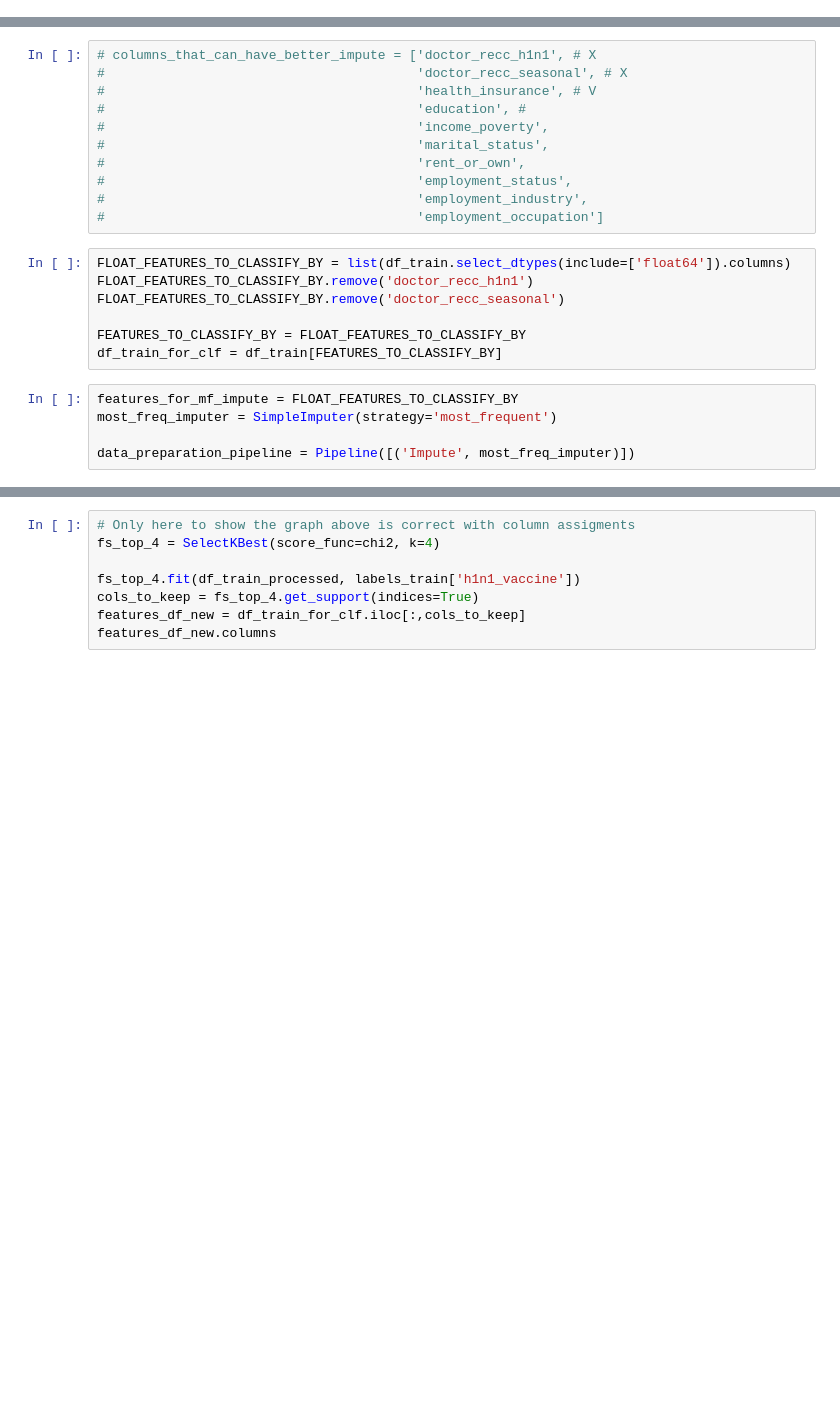
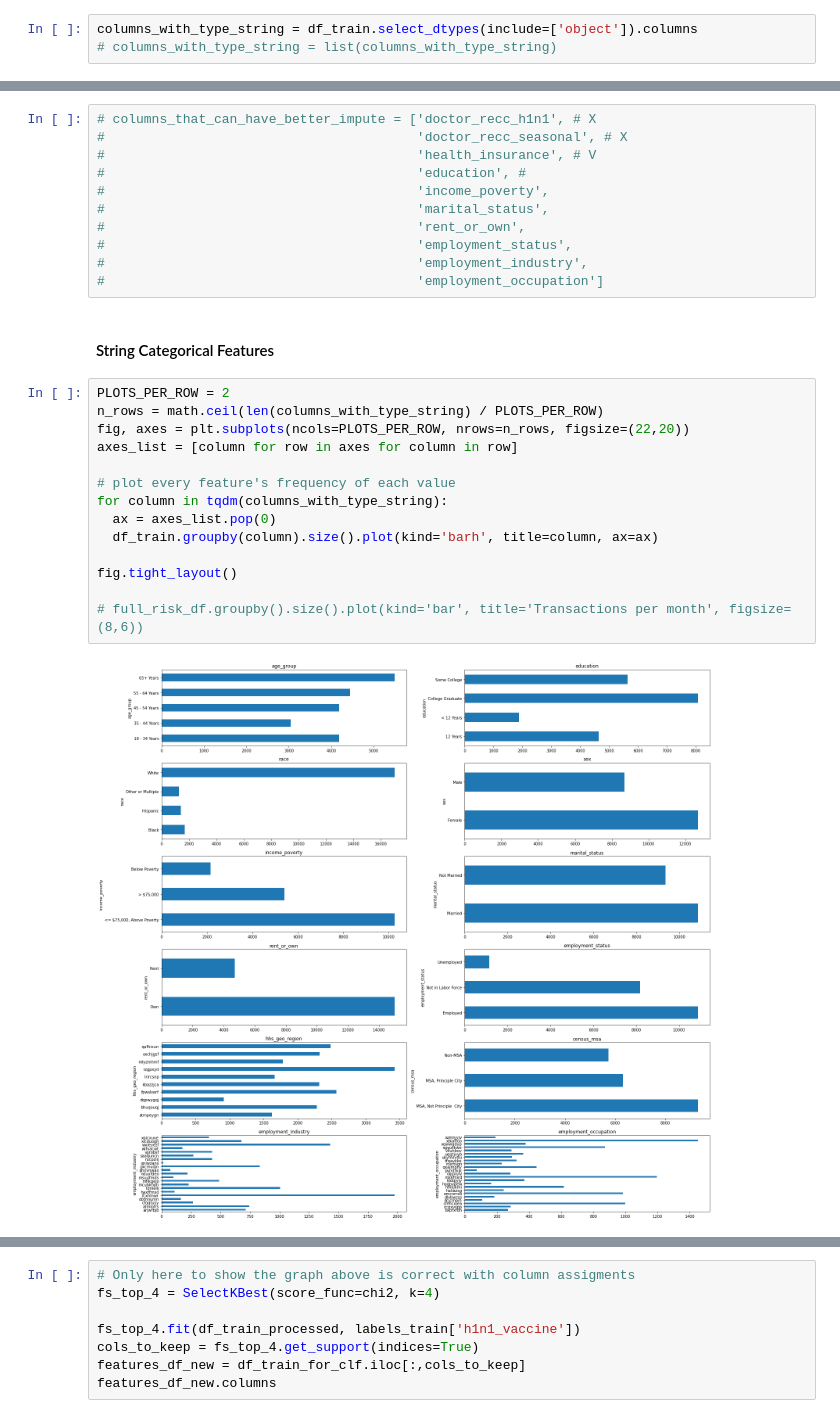
Before and after one commit to blackBagel/flu-shots, a Jupyter notebook: Flu_shot_forecast.ipynb, the cells around one changed output, grey strips where cells are left out. Drawn from its saved outputs; the diff is of its cells as text; blank space fills up the shorter version.

```diff
--- a/Flu_shot_forecast.ipynb
+++ b/Flu_shot_forecast.ipynb
@@ -180,0 +186,3 @@ Columns that have more than 1.0% null values:
+# %%
+columns_with_type_string = df_train.select_dtypes(include=['object']).columns
+# columns_with_type_string = list(columns_with_type_string)
@@ -205,15 +267,21 @@ fig.tight_layout()
 #                                        'employment_status',
 #                                        'employment_industry',
 #                                        'employment_occupation']
-# %%
-FLOAT_FEATURES_TO_CLASSIFY_BY = list(df_train.select_dtypes(include=['float64']).columns)
-FLOAT_FEATURES_TO_CLASSIFY_BY.remove('doctor_recc_h1n1')
-FLOAT_FEATURES_TO_CLASSIFY_BY.remove('doctor_recc_seasonal')
-
-FEATURES_TO_CLASSIFY_BY = FLOAT_FEATURES_TO_CLASSIFY_BY
-df_train_for_clf = df_train[FEATURES_TO_CLASSIFY_BY]
-# %%
-features_for_mf_impute = FLOAT_FEATURES_TO_CLASSIFY_BY
-most_freq_imputer = SimpleImputer(strategy='most_frequent')
-
-data_preparation_pipeline = Pipeline([('Impute', most_freq_imputer)])
+# %% [markdown]
+#### String Categorical Features
+# %%
+PLOTS_PER_ROW = 2
+n_rows = math.ceil(len(columns_with_type_string) / PLOTS_PER_ROW)
+fig, axes = plt.subplots(ncols=PLOTS_PER_ROW, nrows=n_rows, figsize=(22,20))
+axes_list = [column for row in axes for column in row]
+
+# plot every feature's frequency of each value
+for column in tqdm(columns_with_type_string):
+  ax = axes_list.pop(0)
+  df_train.groupby(column).size().plot(kind='barh', title=column, ax=ax)
+
+fig.tight_layout()
+
+# full_risk_df.groupby().size().plot(kind='bar', title='Transactions per month', figsize=(8,6))
+# %% [output]
+[figure, added]
```
Also changed, not shown: parts of 23 cells of this notebook.
